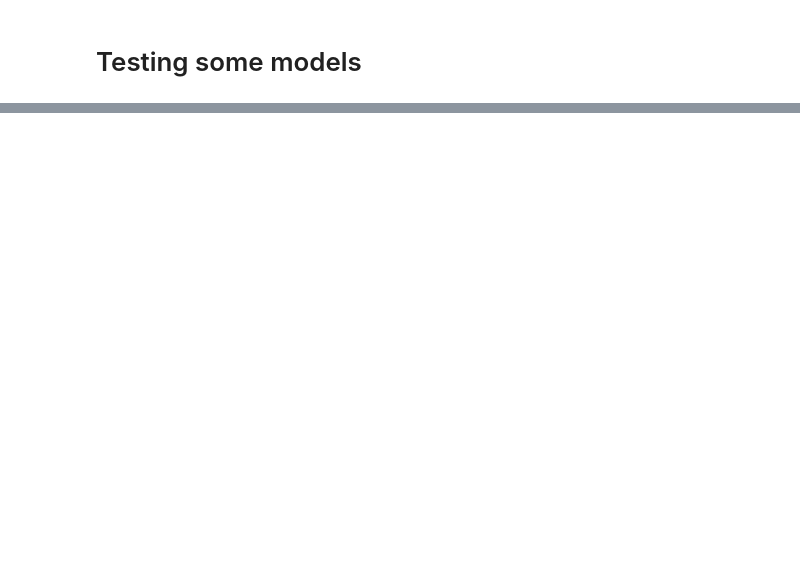
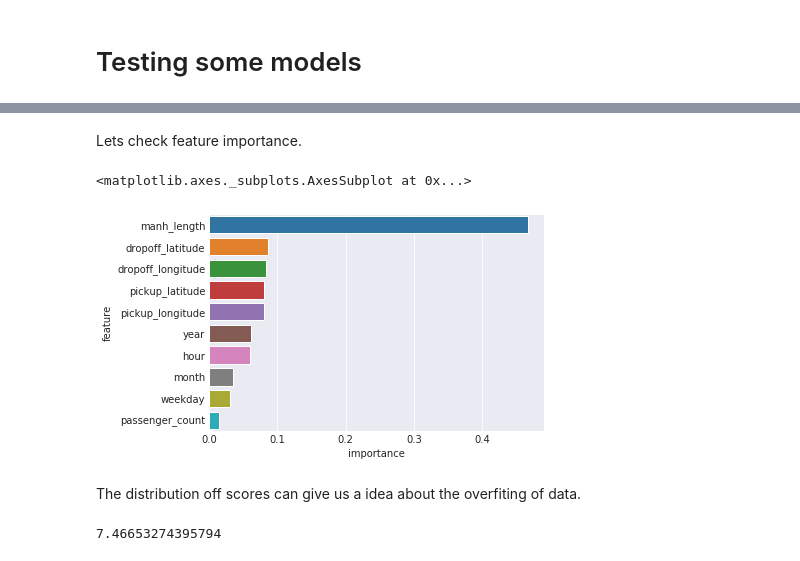
Before and after one commit to gchiuffa/learning, a Jupyter notebook: newyorktaxi.ipynb, the cells around one changed output, grey strips where cells are left out. Drawn from its saved outputs; the diff is of its cells as text; code cells hidden in the pictures; blank space fills up the shorter version.

```diff
--- a/newyorktaxi.ipynb
+++ b/newyorktaxi.ipynb
@@ -460,0 +464,2 @@ len(train_df2)/9999931
+# %%
+train_df2=train_df2.drop('Unnamed: 0', axis=1)
@@ -539,0 +482,6 @@ NameError: ignored
+# %%
+features=['pickup_longitude', 'pickup_latitude',
+       'dropoff_longitude', 'dropoff_latitude', 'passenger_count',
+       'manh_length', 'year', 'hour', 'weekday','month']
+X = train_df2[features].values
+y = train_df2['fare_amount'].values
@@ -539,0 +606,14 @@ NameError: ignored
+# %% [markdown]
+Lets check feature importance.
+# %%
+feature_importance = forest_reg.feature_importances_
+a=pd.DataFrame(sorted(zip(feature_importance, features), reverse=True)) #combine features importances with features label
+a.head()
+a['importance']=a.iloc[:,0]
+a['feature']=a.iloc[:,1]
+sns.barplot(x="importance", y="feature", data=a)
+# %% [output]
+<matplotlib.axes._subplots.AxesSubplot at 0x...>
+[figure, added]
+# %% [markdown]
+The distribution off scores can give us a idea about the overfiting of data.
@@ -539,0 +622,5 @@ NameError: ignored
+# %%
+lin_mse = mean_squared_error(y_test, prediction)
+lin_mse
+# %% [output]
+7.46653274395794
```
Also changed, not shown: parts of 96 cells of this notebook.
